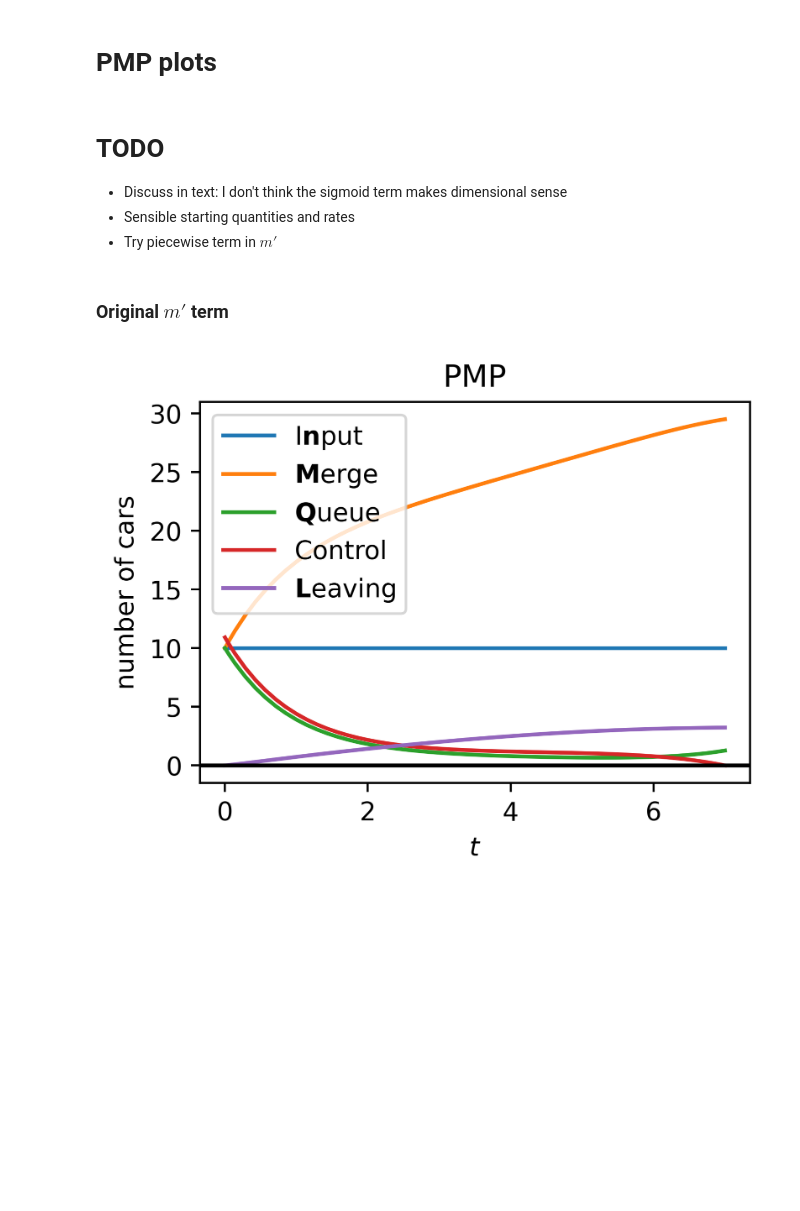
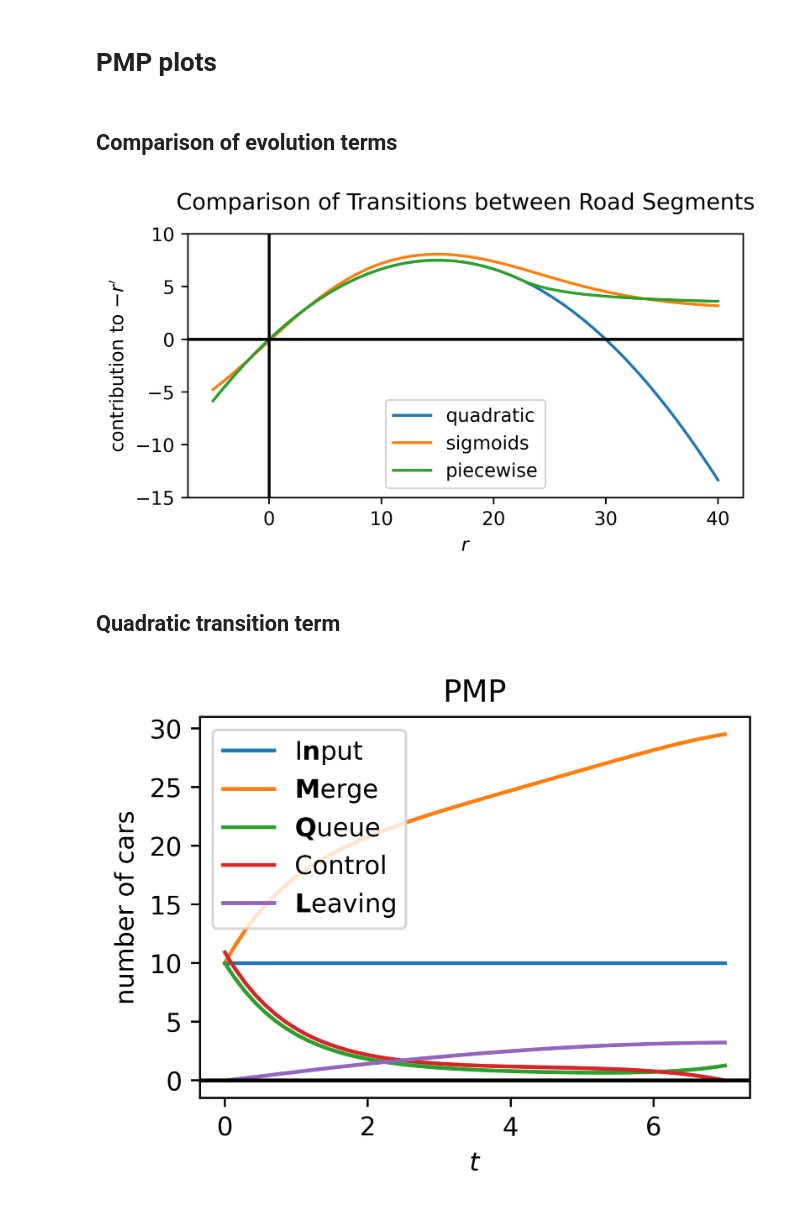
Before and after one commit to btrendler/v4_project_winter, a Jupyter notebook: nathan.ipynb, the cells around one changed output. Saved outputs shown, nothing was run; the diff lists cells and outputs as text; code cells hidden in the pictures; blank space fills up the shorter version.

Commit message:
added comparison plot between all transition terms

```diff
--- a/nathan.ipynb
+++ b/nathan.ipynb
@@ -120,15 +120,44 @@ def get_arrs(name):
 
 dpi = 512
 height = 3
-width = 3.75
+width = 5
-# %% [markdown]
-# TODO
-
-- Discuss in text: I don't think the sigmoid term makes dimensional sense
-- Sensible starting quantities and rates
-- Try piecewise term in $m'$
+# %% [markdown]
+## Comparison of evolution terms
+# %%
+name = 'evolution-transition-comparison'
+title = "Comparison of Transitions between Road Segments"
+
+quadratic = np.genfromtxt(os.path.join(name, '1.txt'), delimiter=',').T
+sigmoids = np.genfromtxt(os.path.join(name, '2.txt'), delimiter=',').T
+
+labels = (3, 4, 5)
+piecewise = np.concatenate(
+  [np.genfromtxt(os.path.join(name, f'{i}.txt'), delimiter=',').T for i in labels],
+  axis=1
+)
+
+fig, ax = plt.subplots(1, 1, figsize=(width, height), dpi=512)
+
+ax.plot(*quadratic, label="quadratic")
+ax.plot(*sigmoids, label="sigmoids")
+ax.plot(*piecewise, label="piecewise")
+
+plt.axhline(0, color="black")
+plt.axvline(0, color="black")
+
+ax.set_xlabel("$r$")
+ax.set_ylabel("contribution to $-r'$")
+ax.set_ylim(-15, 10)
+ax.legend()
+ax.set_title(title, y=1.05)
+fig.tight_layout()
+fig.show()
+
+fig.savefig(os.path.join(name, f"evolution-comparison.pdf"), format='pdf')
+# %% [output]
+[figure, added]
 # %% [markdown]
-### Original $m'$ term
+## Quadratic transition term
 # %%
 name = 'evolution-m-quadratic-in-m'
 title = 'PMP'
```
Also changed, not shown: parts of 5 cells of this notebook, 6 other files.
